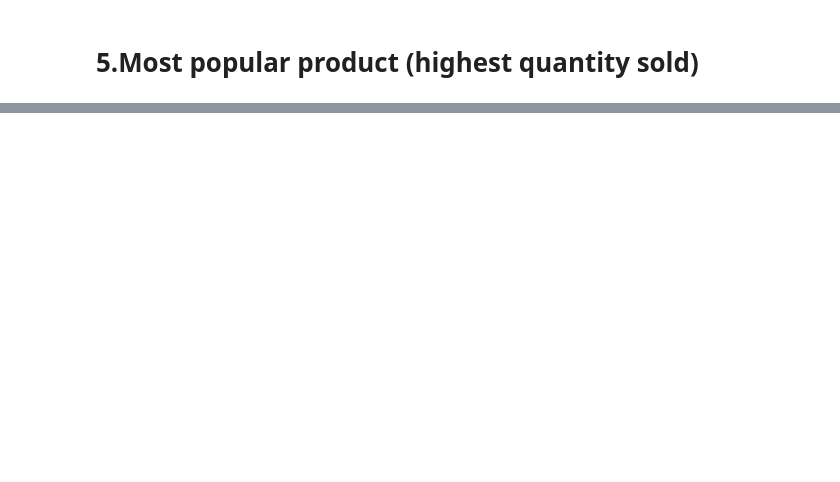
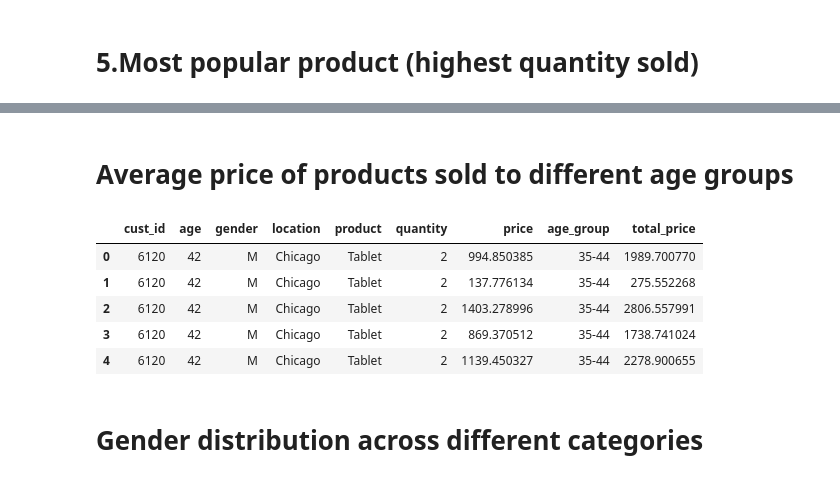
Before and after one commit to harika0345/harika_ai, a Jupyter notebook: Data_Analysis/02_panda_assign.ipynb, the cells around one changed output, grey strips where cells are left out. Cells and saved outputs as stored; diff of their text form; code cells hidden in the pictures; blank space fills up the shorter version.

```diff
--- a/Data_Analysis/02_panda_assign.ipynb
+++ b/Data_Analysis/02_panda_assign.ipynb
@@ -98,0 +157,35 @@ popular_products
+# %% [markdown]
+# Average price of products sold to different age groups
+# %%
+#merge tables
+final_table = sales_df.merge(price_df, on='product')
+# %%
+# Age Group function
+def age_group(x):
+    if x < 25:
+        return '18-24'
+    elif 25 <= x < 35:
+        return '25-34'
+    elif 35 <= x < 45:
+        return '35-44'
+    elif 45 <= x < 55:
+        return '45-54'
+    else:
+        return '55+'
+
+
+final_table['age_group'] = final_table['age'].apply(age_group)
+# %%
+# Revenue (total price)
+final_table['total_price'] = final_table['price'] * final_table['quantity']
+
+final_table.head()
+# %% [output]
+|  | cust_id | age | gender | location | product | quantity | price | age_group | total_price |
+| 0 | 6120 | 42 | M | Chicago | Tablet | 2 | 994.850385 | 35-44 | 1989.700770 |
+| 1 | 6120 | 42 | M | Chicago | Tablet | 2 | 137.776134 | 35-44 | 275.552268 |
+| 2 | 6120 | 42 | M | Chicago | Tablet | 2 | 1403.278996 | 35-44 | 2806.557991 |
+| 3 | 6120 | 42 | M | Chicago | Tablet | 2 | 869.370512 | 35-44 | 1738.741024 |
+| 4 | 6120 | 42 | M | Chicago | Tablet | 2 | 1139.450327 | 35-44 | 2278.900655 |
+# %% [markdown]
+# Gender distribution across different categories
```
Also changed, not shown: parts of 25 cells of this notebook, 8 other files.
